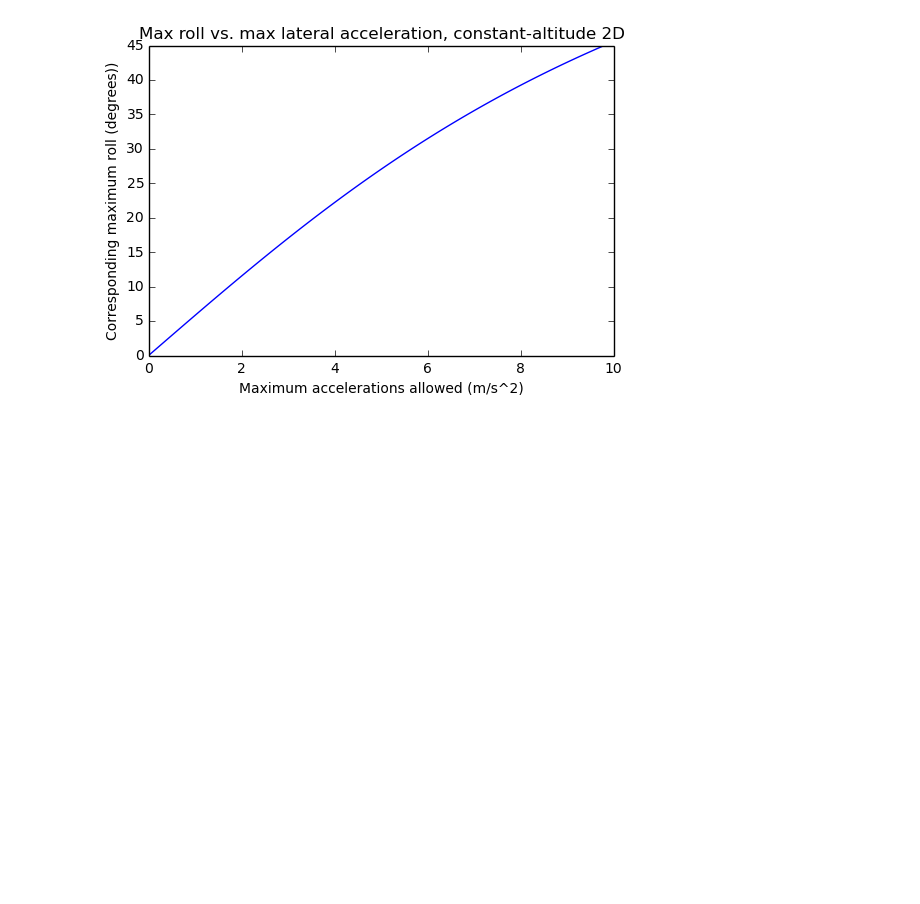
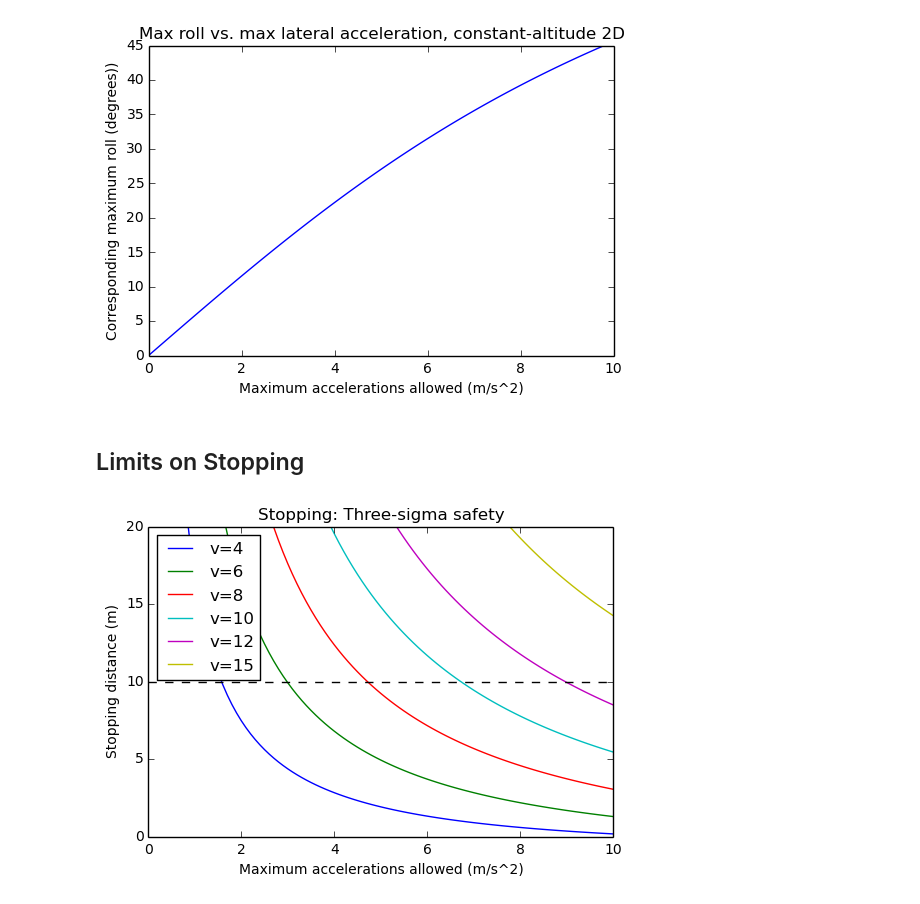
Before and after one commit to peteflorence/safety_limits_modeling, a Jupyter notebook: Top safe speed calculations.ipynb, the cells around one changed output. Drawn from its saved outputs; the diff is of its cells as text; code cells hidden in the pictures; blank space fills up the shorter version.

```diff
--- a/Top safe speed calculations.ipynb
+++ b/Top safe speed calculations.ipynb
@@ -50,3 +76,33 @@ plt.ylabel('Corresponding maximum roll (degrees))')
 plt.show()
 # %% [output]
 [figure]
+# %% [markdown]
+## Limits on Stopping
+# %%
+accelerations_allowed = np.linspace(0.1,10,100)
+stopping_distances = accelerations_allowed*0.0
+
+def calculate_stopping_distance(max_accel, velocity):
+    distance = 1.0/2.0 * velocity**2 / max_accel - 0.3*velocity + 2.0/3.0*max_accel*(0.2)**2
+    time_needed = -0.3 + velocity / max_accel
+    one_sigma = 0.01 + time_needed*(0.5 + 0.1*velocity)
+    return distance + 3*one_sigma
+
+def plot_for_velocity(velocity):
+    for index, value in enumerate(accelerations_allowed):
+        stopping_distances[index] = calculate_stopping_distance(value, velocity)
+    plt.plot(accelerations_allowed, stopping_distances, label='v='+str(velocity))
+
+velocities = [4, 6, 8, 10, 12, 15]
+
+for i in velocities:
+    plot_for_velocity(i)
+plt.plot([0,10], [10, 10], '--')
+plt.ylim(0,20)
+plt.title('Stopping: Three-sigma safety')
+plt.legend(loc="upper left")
+plt.xlabel('Maximum accelerations allowed (m/s^2)')
+plt.ylabel('Stopping distance (m)')
+plt.show()
+# %% [output]
+[figure, added]
```
Also changed, not shown: parts of 12 cells of this notebook.
